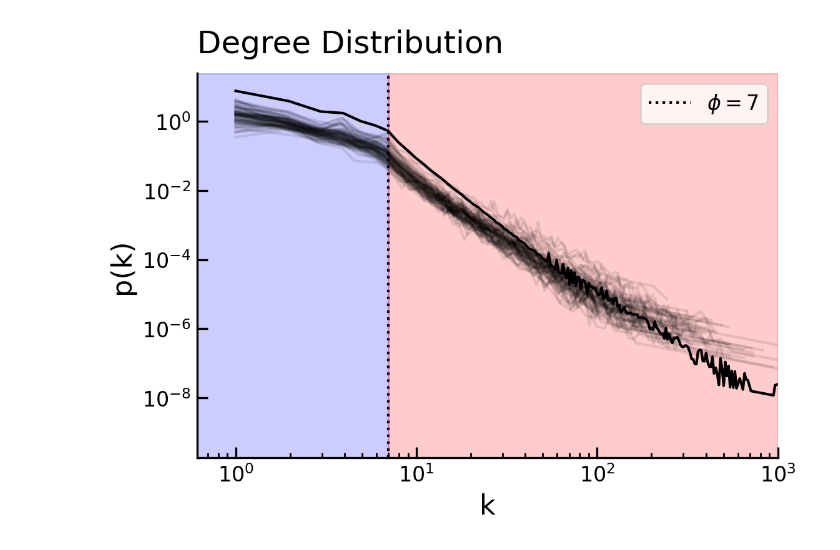
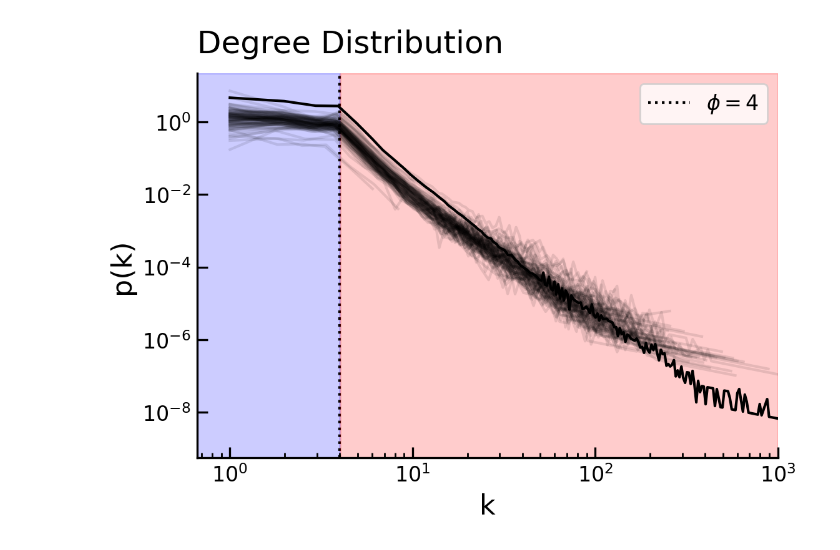
Before and after one commit to LassePSH/DualGraphDirCon, a Jupyter notebook: notebooks_lasse/degree_fit.ipynb, the cells around one changed output. Cells and saved outputs as stored; diff of their text form; code cells hidden in the pictures.

```diff
--- a/notebooks_lasse/degree_fit.ipynb
+++ b/notebooks_lasse/degree_fit.ipynb
@@ -25,11 +25,9 @@ plt.rcParams['ytick.major.size'] = 6
 plt.rcParams['xtick.minor.size'] = 3
 plt.rcParams['ytick.minor.size'] = 3
 plt.rcParams['axes.titlepad'] = 10
-# %%
-# path = '/work/lpsha/data/regime/' # old
-path = '/home/lpsha/s154446/fractality/data/city_degrees/t10_a20/'
-cities = os.listdir(path)
-
-real_degree_sequence = np.array([])
-for city in tqdm(cities):
-        real_degree_sequence=np.append(real_degree_sequence, np.loadtxt(path+city))
+# %%
+for f in os.listdir('/home/lpsha/s154446/fractality/data/city_degrees/'):
+
+    path = '/home/lpsha/s154446/fractality/data/city_degrees/'+f+'/'
+    cities = os.listdir(path)
+    print(f"{f}: {len(cities)}")
@@ -36,14 +140,13 @@ for city in tqdm(cities):
 # %%
-path = '/home/lpsha/s154446/fractality/data/city_degrees/t10_a20/'
-
+f = 't50_a10'
+path = '/home/lpsha/s154446/fractality/data/city_degrees/'+f+'/'
 full = np.array([])
 fig, ax = plt.subplots(nrows=1, ncols=1, figsize=(6, 4),dpi=200)
 
 cities = os.listdir(path)
-
-for city in tqdm(cities):
-
-    d=np.loadtxt(path+city)
+for city in cities:
+    d=np.load(path+city)
+    d = d['degree']
     full=np.append(full, d)
 
     y, x = np.histogram(d, bins=np.logspace(0, np.log10(d.max()), len(np.unique(d))), density=True)
@@ -66,34 +169,34 @@ y_nn = y[y != 0][:-1]
 ax.plot(x_nn, y_nn, alpha=1, zorder=2, color='k')
 
 ax.yaxis.set_minor_formatter(plt.NullFormatter())
 
 # Hide top/right spines (Nature style)
 ax.spines['right'].set_visible(False)
 ax.spines['top'].set_visible(False)
 
 # Only bottom/left axes
 ax.xaxis.set_ticks_position('bottom')
 ax.yaxis.set_ticks_position('left')
 
 # Major ticks (not too many)
 ax.xaxis.set_major_locator(plt.LogLocator(base=10.0))
 ax.yaxis.set_major_locator(plt.LogLocator(base=10.0))
 
 # Minor ticks
 ax.xaxis.set_minor_locator(plt.LogLocator(base=10.0, subs=np.arange(1, 10)))
 ax.yaxis.set_minor_locator(plt.LogLocator(base=10.0, subs=np.arange(1, 10)))
 
 # Appearance
 ax.tick_params(which='major', length=6, width=1.2)
 ax.tick_params(which='minor', length=3, width=1.0)
 
 # Shade area from "x = 0" (small positive) up to x = 7
-ax.axvspan(xmin=0, xmax=6.99, color='blue', alpha=0.2, zorder=-1)
-ax.axvline(7, color='k', linestyle='dotted', label=r'$\phi = $' + str(7),zorder=-1)
-ax.axvspan(xmin=7.01, xmax=1000, color='red', alpha=0.2, zorder=-1)
+ax.axvspan(xmin=0, xmax=3.99, color='blue', alpha=0.2, zorder=-1)
+ax.axvline(4, color='k', linestyle='dotted', label=r'$\phi = $' + str(4),zorder=-1)
+ax.axvspan(xmin=4.01, xmax=1000, color='red', alpha=0.2, zorder=-1)
 
 plt.legend()
 ax.set_xlim(right=1000)
 plt.show()
 # %% [output]
-[figure, old version]
+[figure, new version]
```
Also changed, not shown: parts of 12 cells of this notebook, 8 other files.
